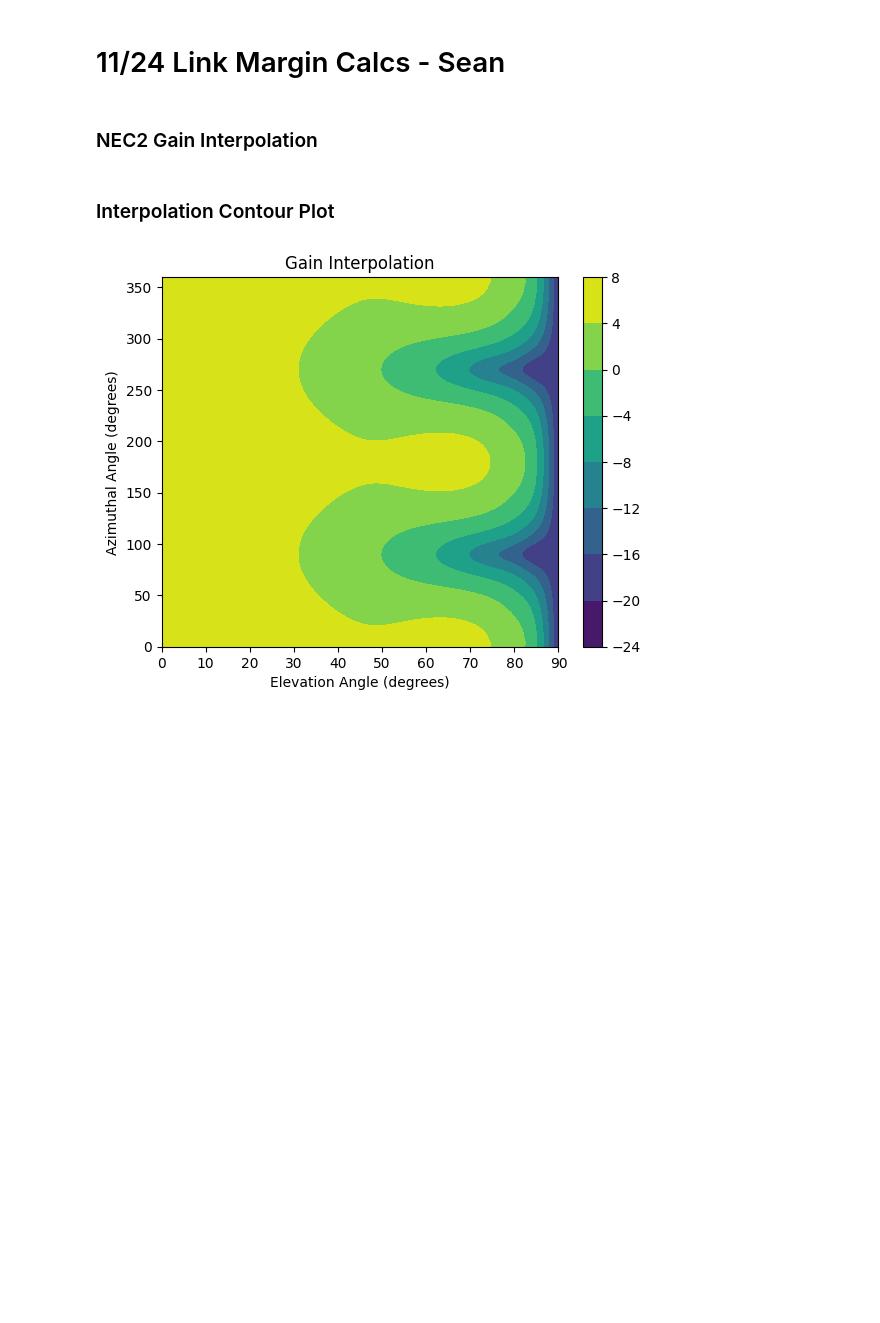
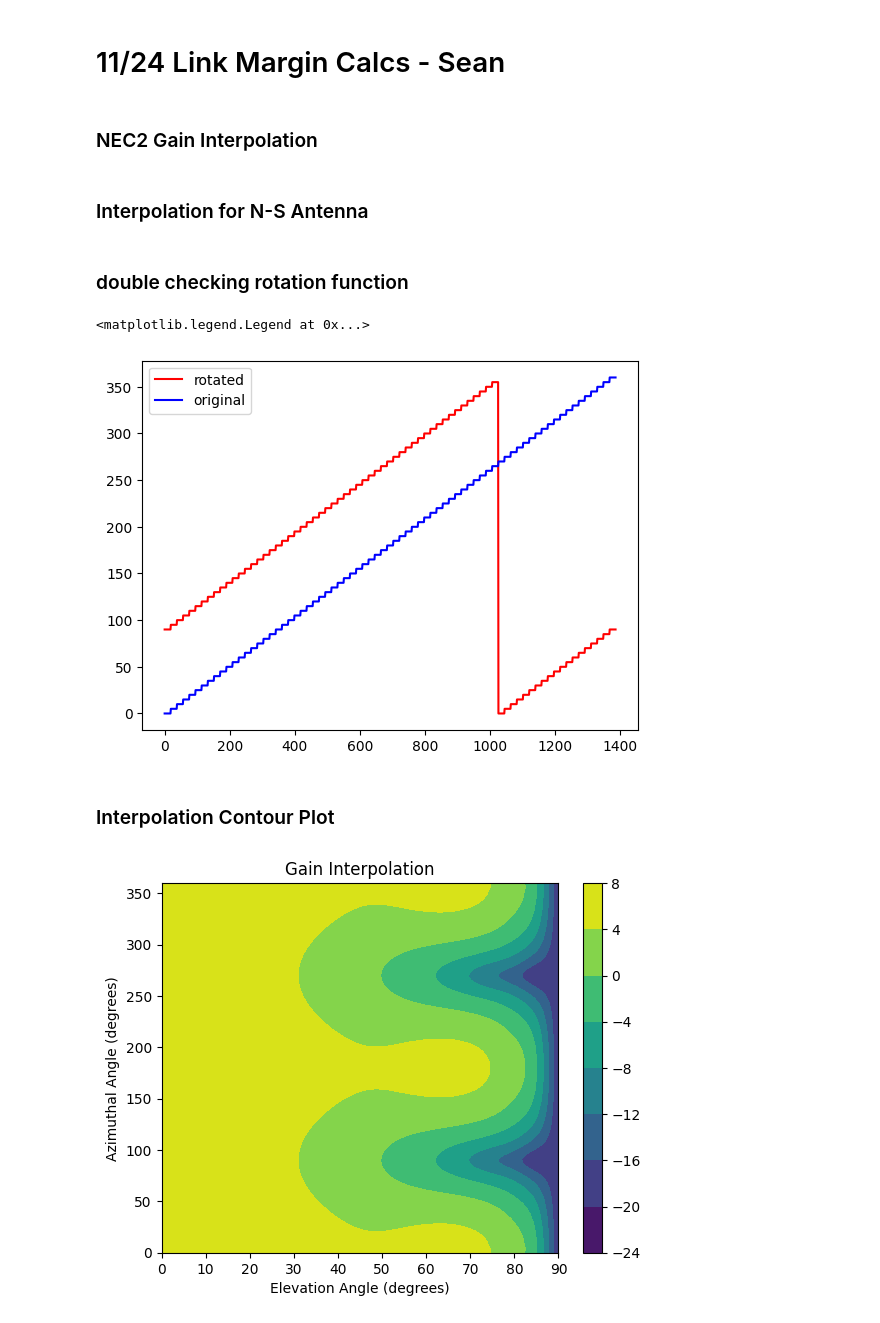
Before and after one commit to swallace23/link_margin, a Jupyter notebook: Link Margin Calculations.ipynb, the cells around one changed output. Saved outputs shown, nothing was run; the diff lists cells and outputs as text; code cells hidden in the pictures; blank space fills up the shorter version.

Commit message:
updated antenna height calculations and NS antenna

```diff
--- a/Link Margin Calculations.ipynb
+++ b/Link Margin Calculations.ipynb
@@ -888,6 +888,11 @@ def data_from_excel(sheet_name):
 	signal_data.loc[signal_data['TOTAL']<=-900, 'TOTAL']=-20
 	return(signal_data)
 
+#rotate phi 90 degrees for N-S antenna
+def rotate(signal_data):
+	rotated_df = signal_data.copy()
+	rotated_df['PHI'] = rotated_df['PHI'].apply(lambda x: x+90 if x<270 else x-270)
+	return rotated_df
 # Get interpolated function with Radial Basis Function
 def rbf_nec_data(signal_data):
 	theta_vals = signal_data[['THETA']].to_numpy().flatten()
@@ -898,20 +903,38 @@ def rbf_nec_data(signal_data):
 
 
 nec_data = data_from_excel('10152024_nec_data.xlsx')
+ht15_nec_data = data_from_excel('15height_nec_data.xlsx')
+ht2_nec_data = data_from_excel('2height_nec_data.xlsx')
 # interpolate function from NEC data
 rbf_f = rbf_nec_data(nec_data)
+ht15_f = rbf_nec_data(ht15_nec_data)
+ht2_f = rbf_nec_data(ht2_nec_data)
 
 # gain calculations
 vt_rbf = []
 pf_rbf = []
 tl_rbf = []
+vt_ht15 = []
+pf_ht15 = []
+tl_ht15 = []
+vt_ht2 = []
+pf_ht2 = []
+tl_ht2 = []
 
 for phi, theta in zip(phisvt, thetasvt):
 	vtr = rbf_f(theta, phi)
 	vt_rbf.append(vtr)
+	vt_ht15.append(ht15_f(theta, phi))
+	vt_ht2.append(ht2_f(theta, phi))
 for phi, theta in zip(phispf, thetaspf):
 	pfr = rbf_f(theta, phi)
 	pf_rbf.append(pfr)
+	pf_ht15.append(ht15_f(theta, phi))
+	pf_ht2.append(ht2_f(theta, phi))
 for phi, theta in zip(phistl, thetastl):
 	tlr = rbf_f(theta, phi)
 	tl_rbf.append(tlr)
+	tl_ht15.append(ht15_f(theta, phi))
+	tl_ht2.append(ht2_f(theta, phi))
+# %% [markdown]
+### Interpolation for N-S Antenna
@@ -918,3 +959,16 @@ for phi, theta in zip(phistl, thetastl):
+# %% [markdown]
+### double checking rotation function
+# %%
+rotatedht15 = rotate(ht15_nec_data)
+testphis = ht15_nec_data['PHI'].to_numpy().flatten()
+testrotatedphis=rotatedht15['PHI'].to_numpy().flatten()
+xaxis = np.linspace(0,len(testphis),len(testphis))
+plt.plot(xaxis,testrotatedphis, label="rotated",color='red')
+plt.plot(xaxis,testphis, label="original",color='blue')
+plt.legend()
+# %% [output]
+<matplotlib.legend.Legend at 0x...>
+[figure, added]
 # %% [markdown]
 ### Interpolation Contour Plot
 # %%
```
Also changed, not shown: parts of 6 cells of this notebook, 2 other files.
